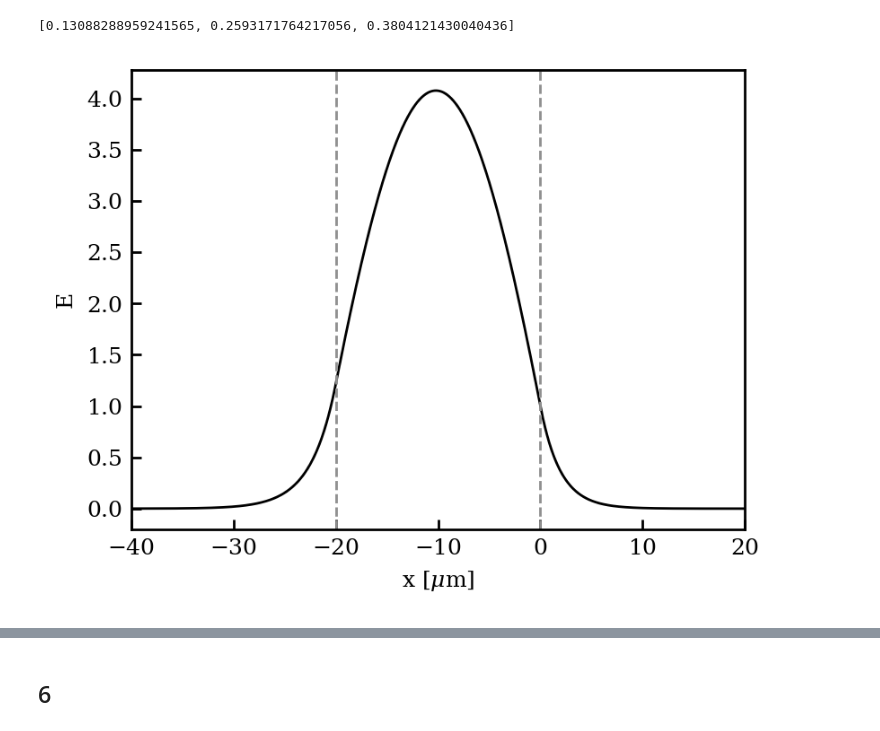
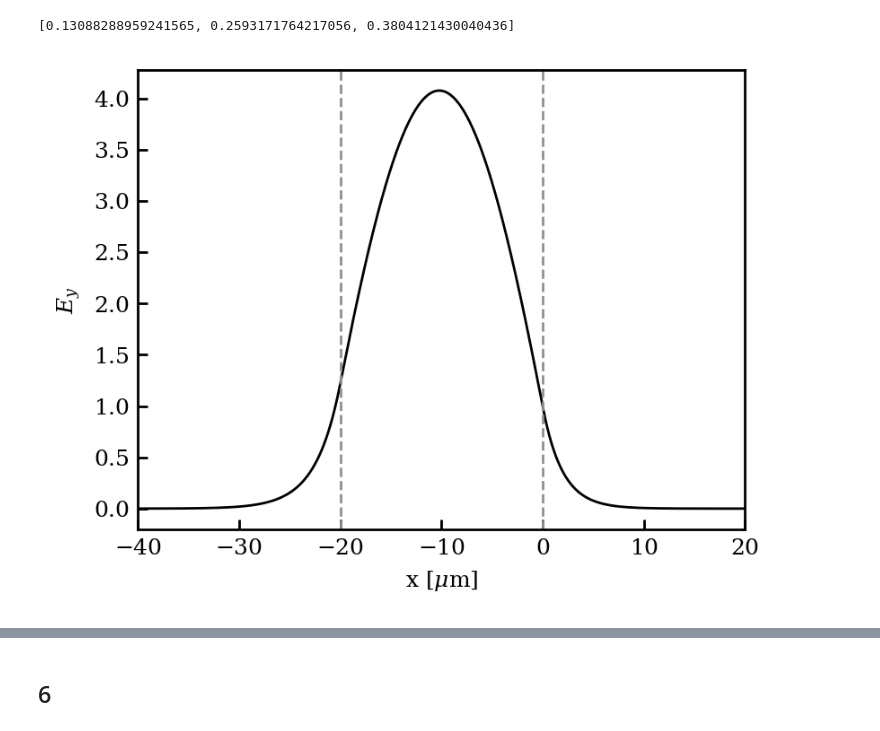
Before and after one commit to dachengx/fundamentals_of_photonics, a Jupyter notebook: hw4.ipynb, the cells around one changed output, grey strips where cells are left out. Saved outputs shown, nothing was run; the diff lists cells and outputs as text; code cells hidden in the pictures.

```diff
--- a/hw4.ipynb
+++ b/hw4.ipynb
@@ -41,7 +50,9 @@ max_kf * h / np.pi
 # %% [markdown]
 ### 1.d
 # %%
-def plot(lam, nf, ns, nc, h, te=True):
+# plot the mode profile
+
+def plot(lam, nf, ns, nc, h, te=True, xlim=None):
     max_kf = beta(k0(lam) * ns, lam, nf)
     if te:
         denominator = te_denominator
@@ -72,7 +83,10 @@ def plot(lam, nf, ns, nc, h, te=True):
     ax.axhline(0, linestyle='dashed', color=xps.colors['grey'])
 
     ax.set_xlim(kf[0], kf[-1])
-    ax.set_ylim(-10, 10)
+    if xlim is None:
+        ax.set_ylim(-10, 10)
+    else:
+        ax.set_ylim(*xlim)
 
     ax.set_xlabel('$\kappa$')
 
@@ -292,19 +322,21 @@ print(tm_roots)
 [figure]
 [0.13088288959241565, 0.2593171764217056, 0.3804121430040436]
 # %%
+# E_y of first TE mode
+
 x = np.linspace(-2 * h, h, 10001)
 
 fig, ax = plt.subplots(1, 1, figsize=(4, 3))
 
 ax.plot(x, te_amplitude(x, te_roots[0], lam, nf, ns, nc, h))
 ax.axvline(0, linestyle='dashed', color=xps.colors['grey'])
 ax.axvline(-h, linestyle='dashed', color=xps.colors['grey'])
 
 ax.set_xlim(x[0], x[-1])
 
 ax.set_xlabel('x [$\mu$m]')
-ax.set_ylabel('E')
+ax.set_ylabel('$E_y$')
 
 plt.show()
 # %% [output]
-[figure, old version]
+[figure, new version]
```
Also changed, not shown: parts of 15 cells of this notebook, 1 other file.
